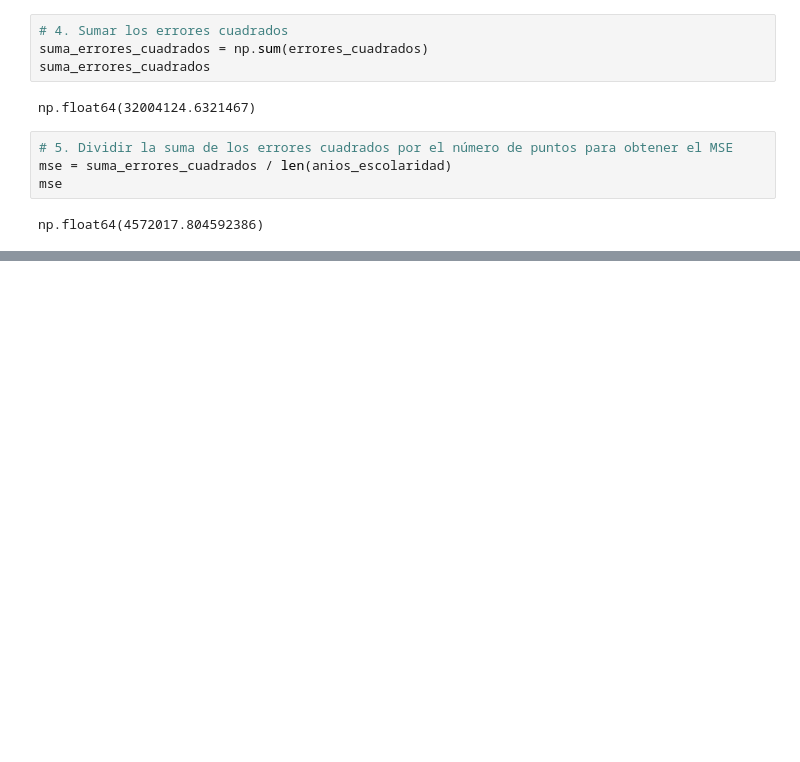
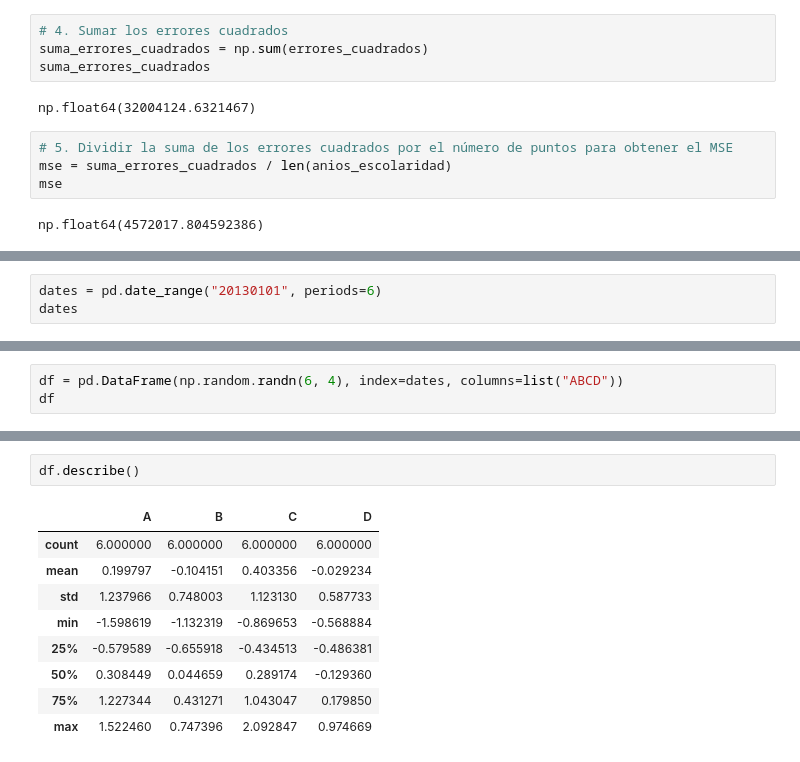
Before and after one commit to GrandManager153/Mineria_De_Datos, a Jupyter notebook: Mineria_Datos.ipynb, the cells around one changed output, grey strips where cells are left out. Saved outputs shown, nothing was run; the diff lists cells and outputs as text; blank space fills up the shorter version.

```diff
--- a/Mineria_Datos.ipynb
+++ b/Mineria_Datos.ipynb
@@ -824,0 +822,3 @@ Resumen de uso:
+# %%
+dates = pd.date_range("20130101", periods=6)
+dates
@@ -824,0 +829,3 @@ Resumen de uso:
+# %%
+df = pd.DataFrame(np.random.randn(6, 4), index=dates, columns=list("ABCD"))
+df
@@ -824,0 +921,12 @@ Resumen de uso:
+# %%
+df.describe()
+# %% [output]
+|  | A | B | C | D |
+| count | 6.000000 | 6.000000 | 6.000000 | 6.000000 |
+| mean | 0.199797 | -0.104151 | 0.403356 | -0.029234 |
+| std | 1.237966 | 0.748003 | 1.123130 | 0.587733 |
+| min | -1.598619 | -1.132319 | -0.869653 | -0.568884 |
+| 25% | -0.579589 | -0.655918 | -0.434513 | -0.486381 |
+| 50% | 0.308449 | 0.044659 | 0.289174 | -0.129360 |
+| 75% | 1.227344 | 0.431271 | 1.043047 | 0.179850 |
+| max | 1.522460 | 0.747396 | 2.092847 | 0.974669 |
```
Also changed, not shown: parts of 26 cells of this notebook.
